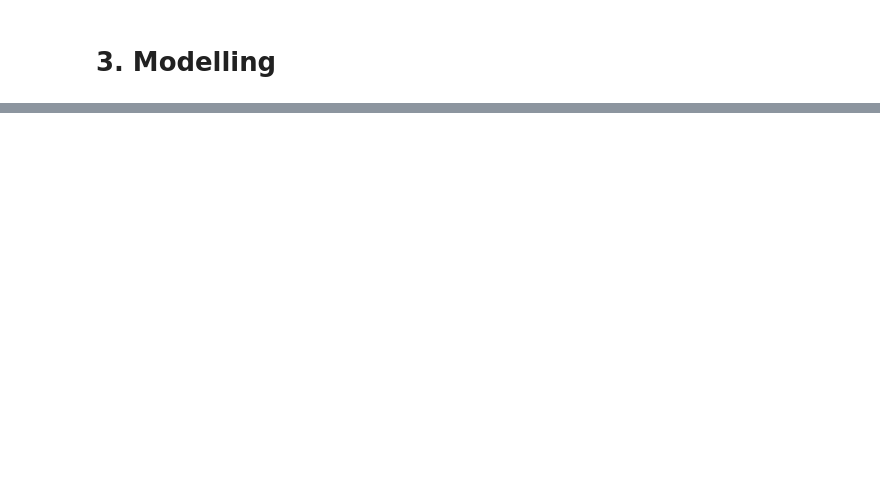
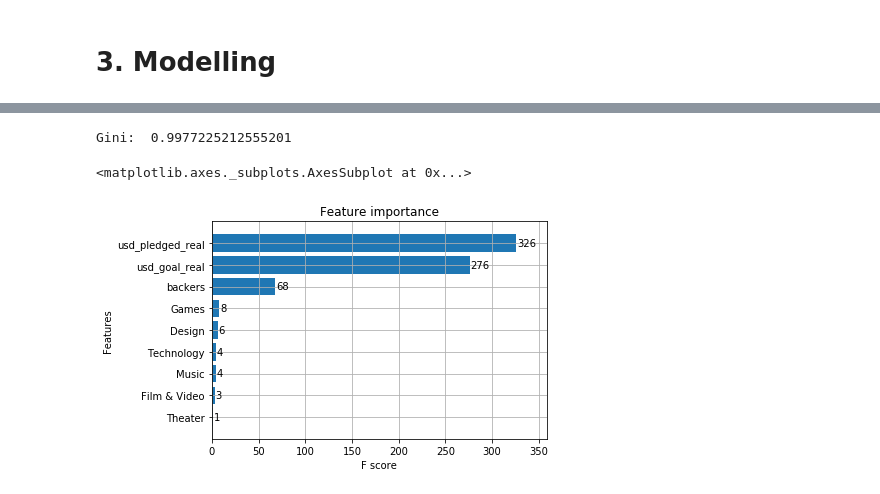
Before and after one commit to ToTomki/SKL_Kickstarter, a Jupyter notebook: SKL_Kickstarter.ipynb, the cells around one changed output, grey strips where cells are left out. Saved outputs shown, nothing was run; the diff lists cells and outputs as text; code cells hidden in the pictures; blank space fills up the shorter version.

```diff
--- a/SKL_Kickstarter.ipynb
+++ b/SKL_Kickstarter.ipynb
@@ -366,0 +416,7 @@ cleaned_data['duration'].max()
+# %%
+le.fit(filtered_state['state'])
+filtered_state['state_no'] = le.transform(filtered_state['state'])
+# %%
+dropped_to_model = filtered_state.drop(columns = [#'category',
+    'main_category', 'currency', 'country', 'deadline',
+                                              'launched', 'state', 'ID', 'name'])
@@ -366,0 +443,23 @@ cleaned_data['duration'].max()
+# %%
+import xgboost
+from xgboost import XGBClassifier
+from sklearn.model_selection import train_test_split
+X = dropped_to_model.iloc[:,1:-1]
+y = dropped_to_model['state_no']
+X_train, X_test, y_train, y_test = train_test_split(X, y, test_size=0.3, random_state=40)
+# %%
+xgb = XGBClassifier()
+model = xgb.fit(X_train, y_train)
+pred = model.predict(X_test)
+# %%
+from sklearn.metrics import accuracy_score
+from sklearn.metrics import roc_auc_score
+auc = roc_auc_score(y_test, model.predict_proba(X_test)[:,1])
+print('Gini: ', auc*2 - 1)
+# %% [output]
+Gini:  0.9977225212555201
+# %%
+xgboost.plot_importance(model, max_num_features=10, height=0.8)
+# %% [output]
+<matplotlib.axes._subplots.AxesSubplot at 0x...>
+[figure, added]
```
Also changed, not shown: parts of 45 cells of this notebook.
